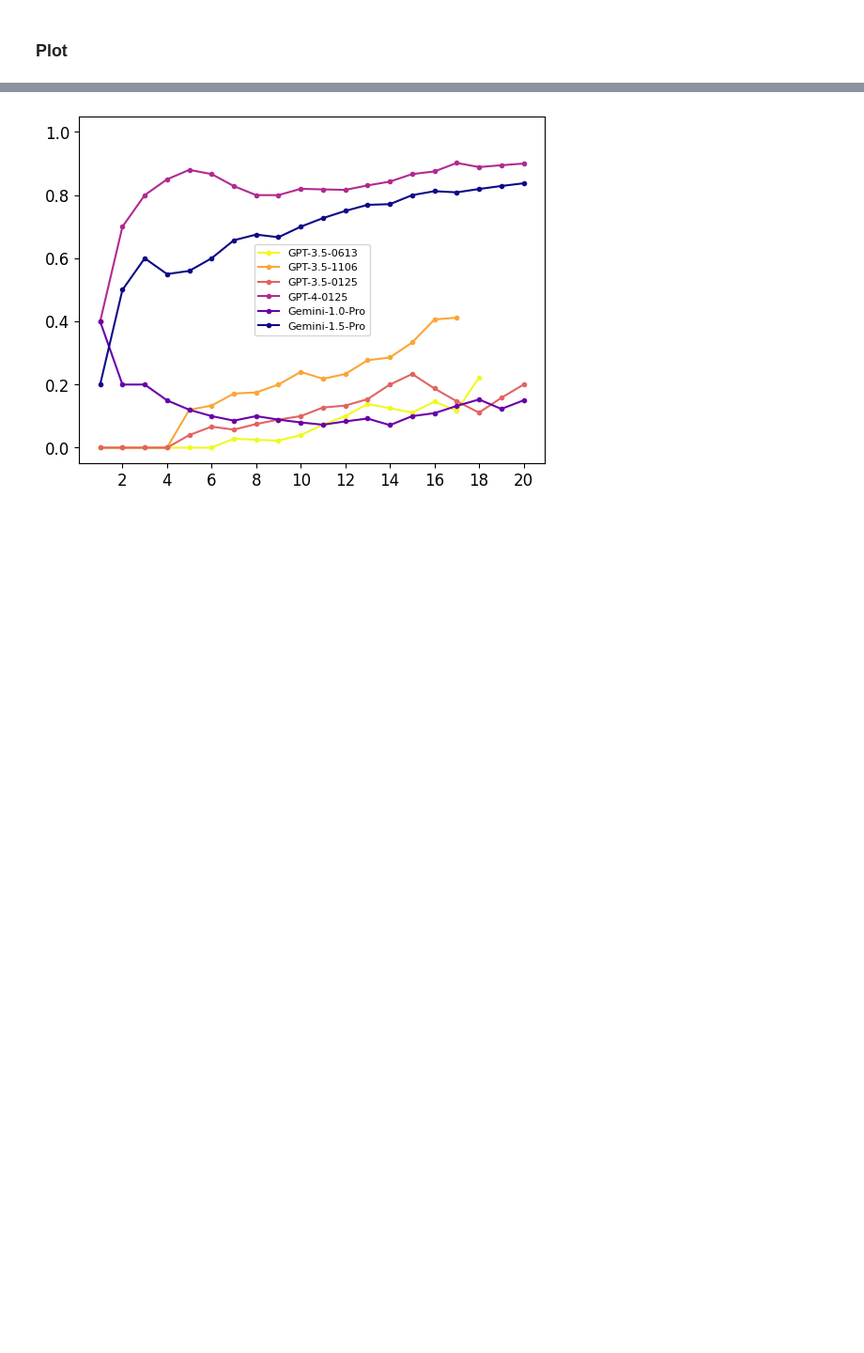
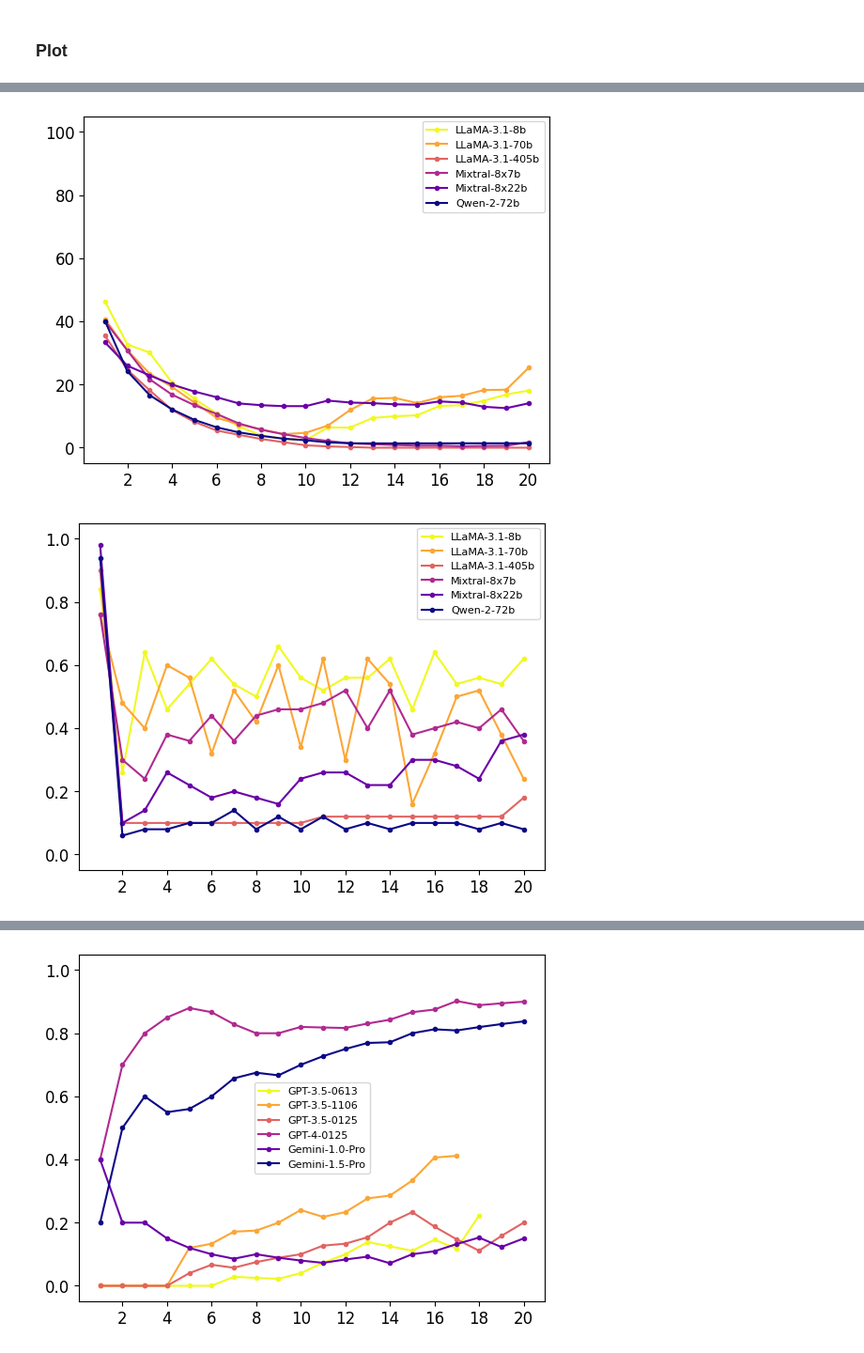
Before and after one commit to CUHK-ARISE/GAMABench, a Jupyter notebook: main.ipynb, the cells around one changed output, grey strips where cells are left out. Shown at 94% size. Drawn from its saved outputs; the diff is of its cells as text; code cells hidden in the pictures; blank space fills up the shorter version.

```diff
--- a/main.ipynb
+++ b/main.ipynb
@@ -137,0 +122,53 @@ plane.plot(xlabel="", loc='best', savename="closed-source_pirate_game")
+# %%
+# Create a game plane
+Games = [GuessingGame, BarGame, DinerDilemma, DivideDollar, PublicGoods, SealedBidAuction, BattleRoyale, PirateGame]
+base_filename = "raw_results/{}/{}{}_v1_{}.json"
+CLOSED_MODEL_LABEL = {
+    "LLaMA-3.1-8b": "llama-3.1-8b_",
+    "LLaMA-3.1-70b": "llama-3.1-70b_",
+    "LLaMA-3.1-405b": "llama-3.1-405b_",
+    "Mixtral-8x7b": "mixtral-8x7b_",
+    "Mixtral-8x22b": "mixtral-8x22b_",
+    "Qwen-2-72b": "qwen2-72b_",
+}
+game_directory = {
+    GuessingGame: "guessing_game",
+    BarGame: "bar_game_implicit",
+    DinerDilemma: "diner_dilemma",
+    DivideDollar: "divide_dollar",
+    PublicGoods: "public_goods",
+    SealedBidAuction: "sealed_bid_auction/first_price",
+    BattleRoyale: "battle_royale",
+    PirateGame: "pirate_game"
+}
+game_ylim = {
+    GuessingGame: (-5, 105),
+    BarGame: (-0.05, 1.05),
+    DinerDilemma: None,
+    DivideDollar: None,
+    PublicGoods: None,
+    SealedBidAuction: None,
+    BattleRoyale: (-0.05, 1.05),
+    PirateGame: None,
+}
+for game in Games:
+    plane = Analysis(game)
+    for model_label in CLOSED_MODEL_LABEL.keys():
+        if game != SealedBidAuction:
+            files = [base_filename.format(game_directory[game], CLOSED_MODEL_LABEL[model_label], game_directory[game], i) for i in range(1,6)]
+        else:
+            files = [base_filename.format(game_directory[game], CLOSED_MODEL_LABEL[model_label], 'sealed_bid_auction', i) for i in range(1,6)]
+        # Load the files with the same label
+        plane.add_avg(files, model_label)
+
+    # # Plot the game
+    # if game_ylim[game] != None:
+    #     plane.plot(xlabel="", loc='best', savename="closed-source_pirate_game")
+    # else:
+    if game != SealedBidAuction:
+        plane.plot(xlabel="", loc='best', ylim=game_ylim[game], savename=f"open-source_{game_directory[game]}")
+    else:
+        plane.plot(xlabel="", loc='best', ylim=game_ylim[game], savename=f"open-source_sealed_bid_first_price")
+# %% [output]
+[figure, added]
+[figure, added]
```
Also changed, not shown: parts of 13 cells of this notebook, 2 other files.
